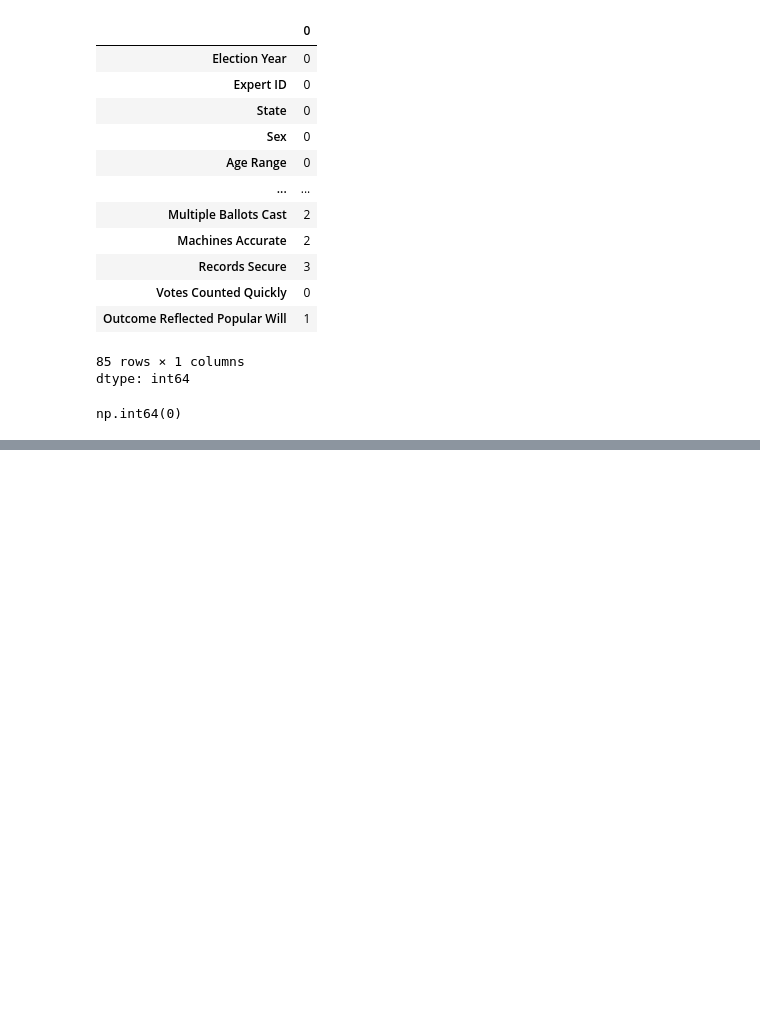
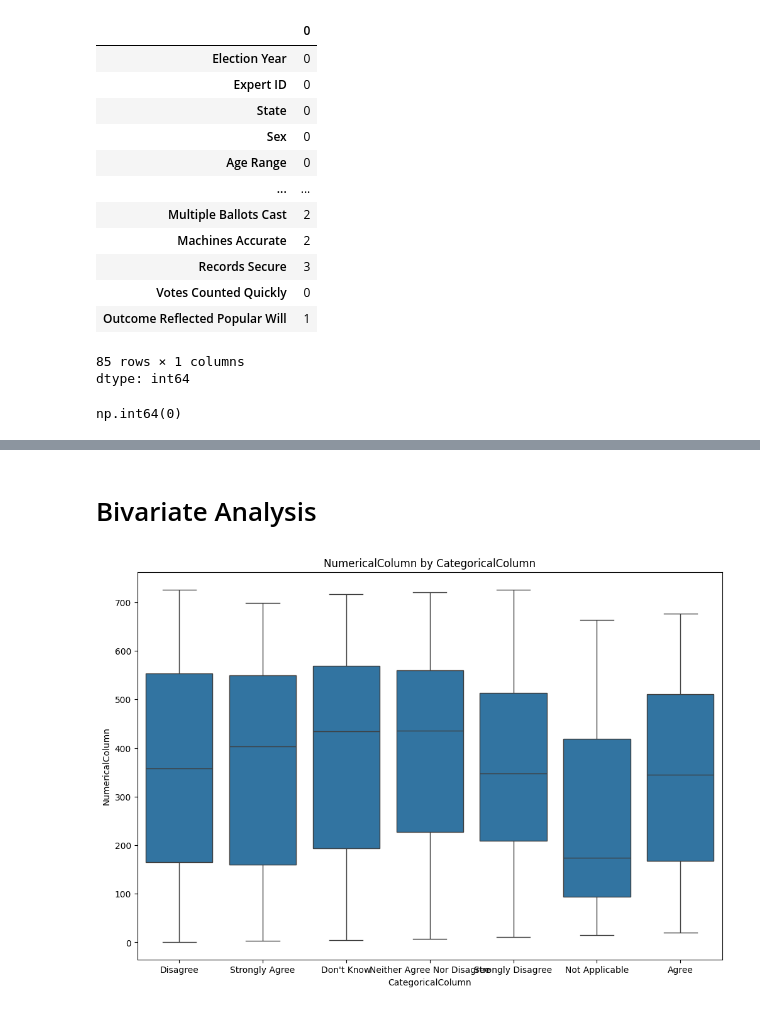
Before and after one commit to Nikhil5566/EDA-Prostate-cancer-dataset-, a Jupyter notebook: Electoral_Integrity_Dataset.ipynb, the cells around one changed output, grey strips where cells are left out. Cells and saved outputs as stored; diff of their text form; code cells hidden in the pictures; blank space fills up the shorter version.

```diff
--- a/Electoral_Integrity_Dataset.ipynb
+++ b/Electoral_Integrity_Dataset.ipynb
@@ -139,0 +187,11 @@ plt.show()
+# %% [markdown]
+# Bivariate Analysis
+# %%
+plt.figure(figsize=(12, 8))
+sns.boxplot(x='Leaders Selected Candidates', y='Expert ID', data=df)
+plt.title('NumericalColumn by CategoricalColumn')
+plt.xlabel('CategoricalColumn')
+plt.ylabel('NumericalColumn')
+plt.show()
+# %% [output]
+[figure, added]
```
Also changed, not shown: parts of 14 cells of this notebook.
